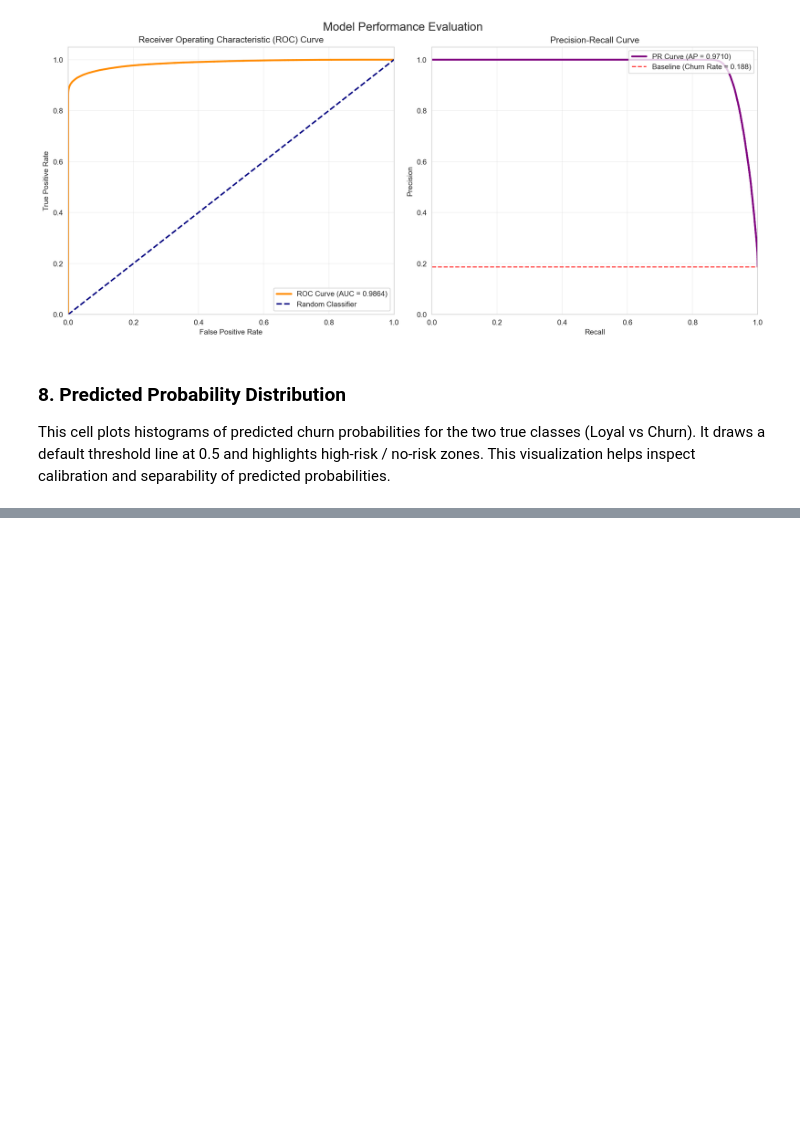
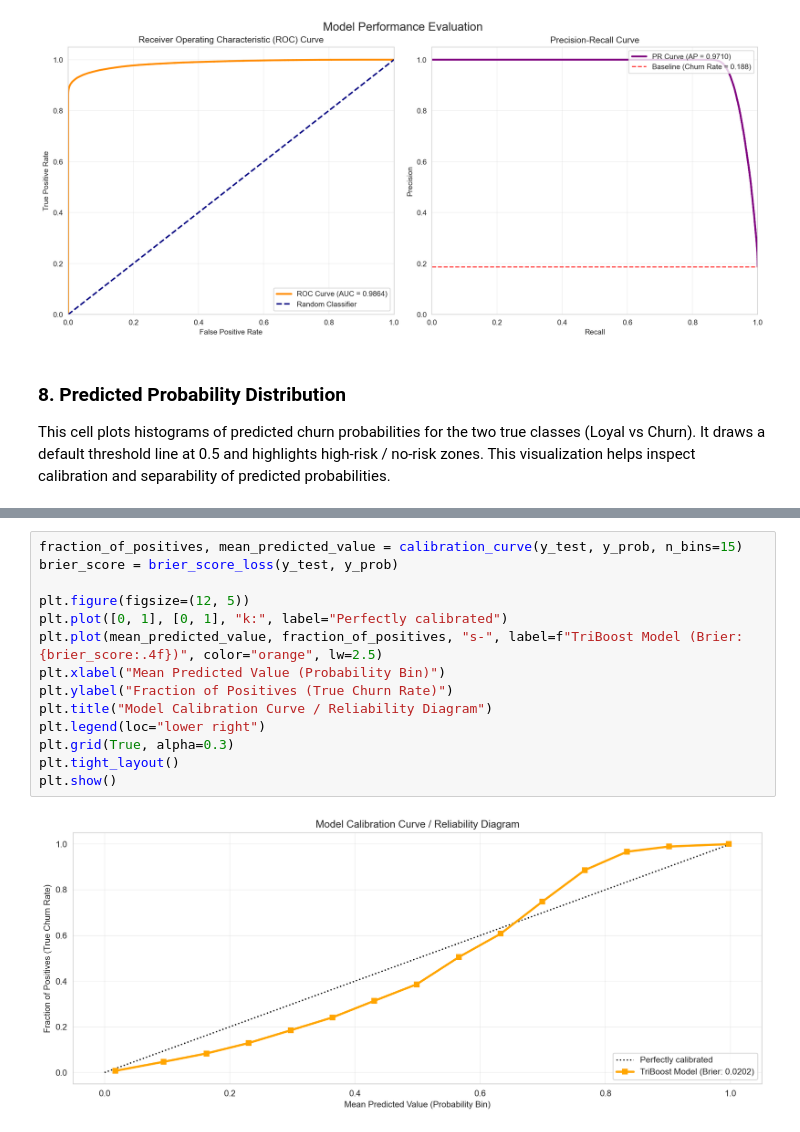
Before and after one commit to BraveVahid/telecom-customer-churn-prediction, a Jupyter notebook: notebooks/model_evaluation_report.ipynb, the cells around one changed output, grey strips where cells are left out. Drawn from its saved outputs; the diff is of its cells as text; blank space fills up the shorter version.

```diff
--- a/notebooks/model_evaluation_report.ipynb
+++ b/notebooks/model_evaluation_report.ipynb
@@ -223,0 +297,16 @@ Overall, this notebook offers a comprehensive evaluation of the TriBoost model a
+# %%
+fraction_of_positives, mean_predicted_value = calibration_curve(y_test, y_prob, n_bins=15)
+brier_score = brier_score_loss(y_test, y_prob)
+
+plt.figure(figsize=(12, 5))
+plt.plot([0, 1], [0, 1], "k:", label="Perfectly calibrated")
+plt.plot(mean_predicted_value, fraction_of_positives, "s-", label=f"TriBoost Model (Brier: {brier_score:.4f})", color="orange", lw=2.5)
+plt.xlabel("Mean Predicted Value (Probability Bin)")
+plt.ylabel("Fraction of Positives (True Churn Rate)")
+plt.title("Model Calibration Curve / Reliability Diagram")
+plt.legend(loc="lower right")
+plt.grid(True, alpha=0.3)
+plt.tight_layout()
+plt.show()
+# %% [output]
+[figure, added]
```
Also changed, not shown: parts of 10 cells of this notebook.
